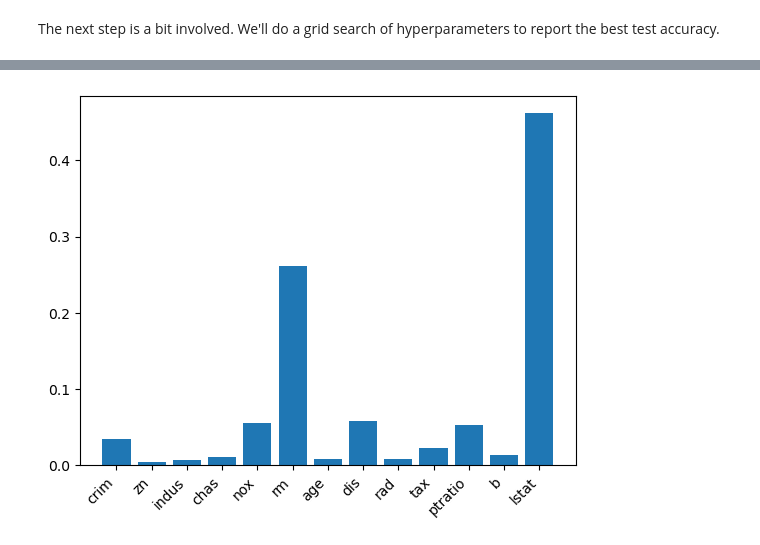
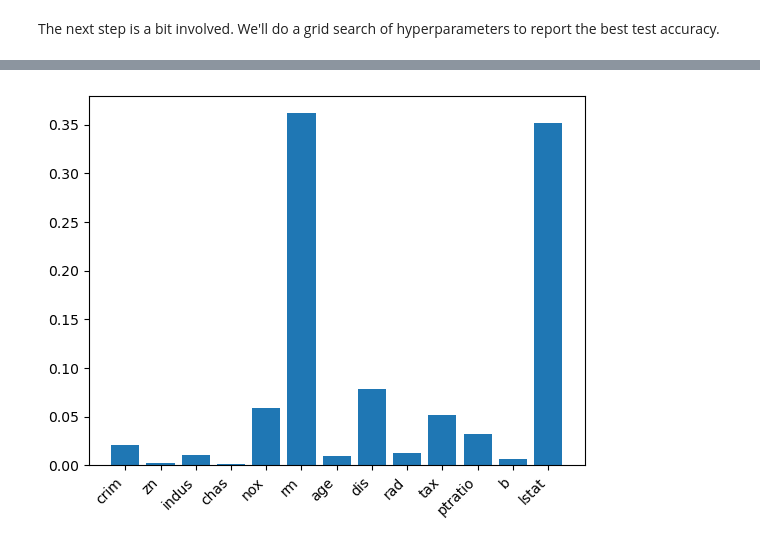
Before and after one commit to soham0209/xgbtutorial, a Jupyter notebook: experiment.ipynb, the cells around one changed output, grey strips where cells are left out. Cells and saved outputs as stored; diff of their text form; code cells hidden in the pictures.

```diff
--- a/experiment.ipynb
+++ b/experiment.ipynb
@@ -49,8 +56,8 @@ x_train, x_test, y_train, y_test = train_test_split(x, y, test_size=0.2, random_
 The next step is a bit involved. We'll do a grid search of hyperparameters to report the best test accuracy.
 # %%
 from sklearn.pipeline import Pipeline
-# from sklearn.preprocessing import StandardScaler # This is a pre-processing step if you want to scale your data
-steps = [('xgb_model', xgb.XGBRegressor())]
+from sklearn.preprocessing import StandardScaler # This is a pre-processing step if you want to scale your data
+steps = [('scaler', StandardScaler()), ('xgb_model', xgb.XGBRegressor())]
 pipeline = Pipeline(steps)
 # %%
 from sklearn.model_selection import RandomizedSearchCV # You can also use GridSearchCV
@@ -100,12 +108,12 @@ Test Score: 0.9658013251958898
 # %%
 import matplotlib.pyplot as plt
-model = estimator[0]
+model = estimator[-1]
 # model.get_booster().get_score(importance_type='weight')
-
-bars = model.get_booster().feature_names
+feature_names = df.columns[:-1]
+bars = feature_names
 y_pos = np.arange(len(bars))
 plt.bar(range(len(model.feature_importances_)), model.feature_importances_)
-plt.xticks(y_pos, model.get_booster().feature_names, color='black', rotation=45, horizontalalignment='right')
+plt.xticks(y_pos, feature_names, color='black', rotation=45, horizontalalignment='right')
 plt.show()
 # %% [output]
-[figure, old version]
+[figure, new version]
```
Also changed, not shown: parts of 3 cells of this notebook.
